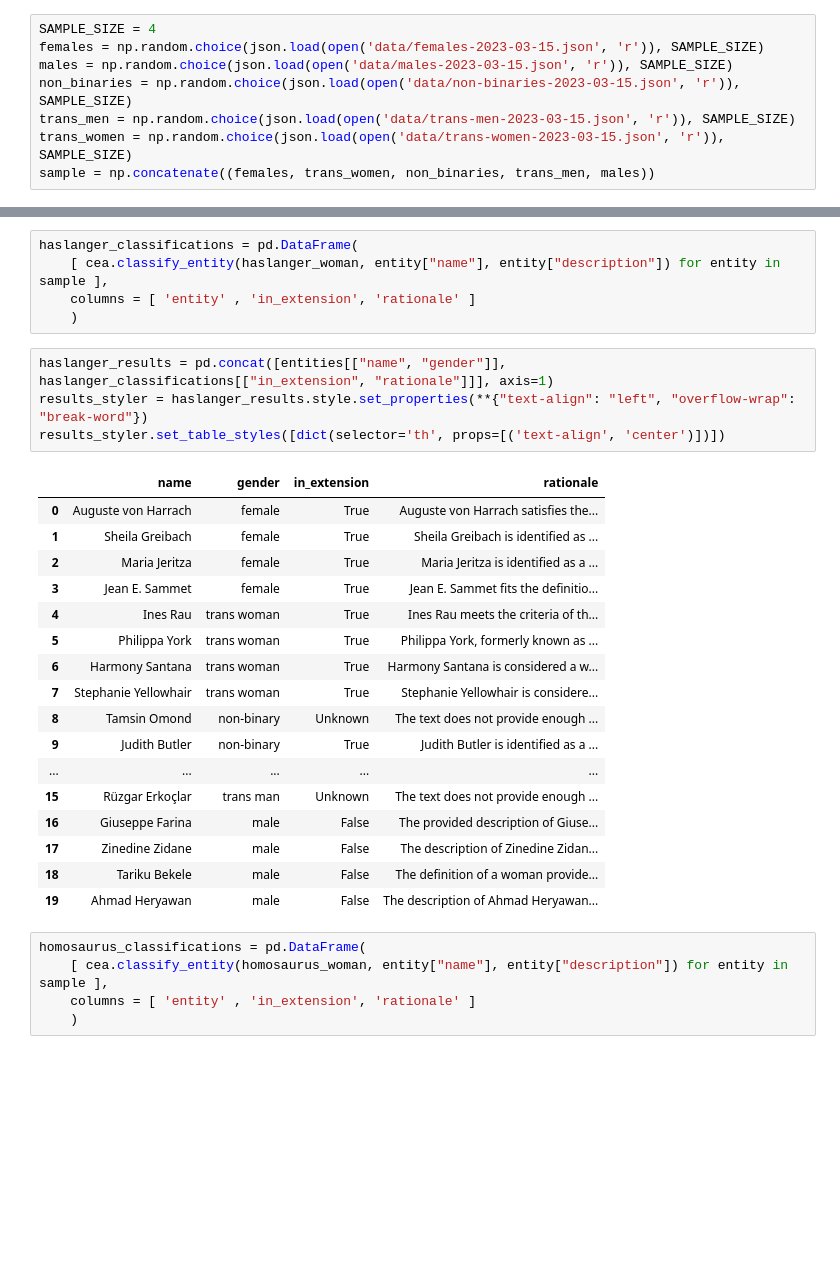
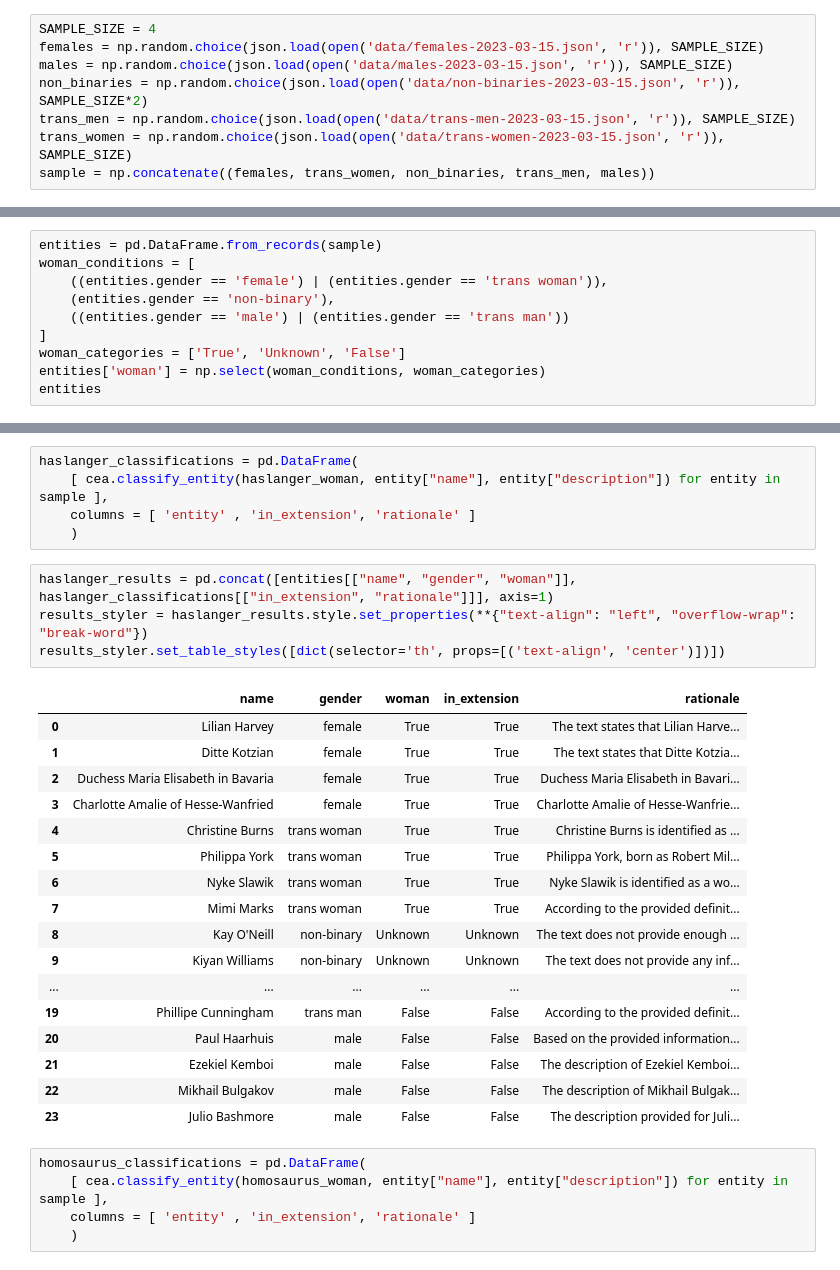
Before and after one commit to bradleypallen/conceptual-engineering-using-llms, a Jupyter notebook: cea_evaluation_1.ipynb, the cells around one changed output, grey strips where cells are left out. Drawn from its saved outputs; the diff is of its cells as text; blank space fills up the shorter version.

```diff
--- a/cea_evaluation_1.ipynb
+++ b/cea_evaluation_1.ipynb
@@ -9,7 +9,7 @@ from langchain.document_loaders import WikipediaLoader
 SAMPLE_SIZE = 4
 females = np.random.choice(json.load(open('data/females-2023-03-15.json', 'r')), SAMPLE_SIZE)
 males = np.random.choice(json.load(open('data/males-2023-03-15.json', 'r')), SAMPLE_SIZE)
-non_binaries = np.random.choice(json.load(open('data/non-binaries-2023-03-15.json', 'r')), SAMPLE_SIZE)
+non_binaries = np.random.choice(json.load(open('data/non-binaries-2023-03-15.json', 'r')), SAMPLE_SIZE*2)
 trans_men = np.random.choice(json.load(open('data/trans-men-2023-03-15.json', 'r')), SAMPLE_SIZE)
 trans_women = np.random.choice(json.load(open('data/trans-women-2023-03-15.json', 'r')), SAMPLE_SIZE)
 sample = np.concatenate((females, trans_women, non_binaries, trans_men, males))
@@ -39,0 +19,10 @@ entities
+# %%
+entities = pd.DataFrame.from_records(sample)
+woman_conditions = [
+    ((entities.gender == 'female') | (entities.gender == 'trans woman')),
+    (entities.gender == 'non-binary'),
+    ((entities.gender == 'male') | (entities.gender == 'trans man'))
+]
+woman_categories = ['True', 'Unknown', 'False']
+entities['woman'] = np.select(woman_conditions, woman_categories)
+entities
@@ -86,27 +93,27 @@ haslanger_classifications = pd.DataFrame(
     columns = [ 'entity' , 'in_extension', 'rationale' ]
     )
 # %%
-haslanger_results = pd.concat([entities[["name", "gender"]], haslanger_classifications[["in_extension", "rationale"]]], axis=1)
+haslanger_results = pd.concat([entities[["name", "gender", "woman"]], haslanger_classifications[["in_extension", "rationale"]]], axis=1)
 results_styler = haslanger_results.style.set_properties(**{"text-align": "left", "overflow-wrap": "break-word"})
 results_styler.set_table_styles([dict(selector='th', props=[('text-align', 'center')])])
 # %% [output]
-|  | name | gender | in_extension | rationale |
-| 0 | Auguste von Harrach | female | True | Auguste von Harrach satisfies the... |
-| 1 | Sheila Greibach | female | True | Sheila Greibach is identified as ... |
-| 2 | Maria Jeritza | female | True | Maria Jeritza is identified as a ... |
-| 3 | Jean E. Sammet | female | True | Jean E. Sammet fits the definitio... |
-| 4 | Ines Rau | trans woman | True | Ines Rau meets the criteria of th... |
-| 5 | Philippa York | trans woman | True | Philippa York, formerly known as ... |
-| 6 | Harmony Santana | trans woman | True | Harmony Santana is considered a w... |
-| 7 | Stephanie Yellowhair | trans woman | True | Stephanie Yellowhair is considere... |
-| 8 | Tamsin Omond | non-binary | Unknown | The text does not provide enough ... |
-| 9 | Judith Butler | non-binary | True | Judith Butler is identified as a ... |
-| ... | ... | ... | ... | ... |
-| 15 | Rüzgar Erkoçlar | trans man | Unknown | The text does not provide enough ... |
-| 16 | Giuseppe Farina | male | False | The provided description of Giuse... |
-| 17 | Zinedine Zidane | male | False | The description of Zinedine Zidan... |
-| 18 | Tariku Bekele | male | False | The definition of a woman provide... |
-| 19 | Ahmad Heryawan | male | False | The description of Ahmad Heryawan... |
+|  | name | gender | woman | in_extension | rationale |
+| 0 | Lilian Harvey | female | True | True | The text states that Lilian Harve... |
+| 1 | Ditte Kotzian | female | True | True | The text states that Ditte Kotzia... |
+| 2 | Duchess Maria Elisabeth in Bavaria | female | True | True | Duchess Maria Elisabeth in Bavari... |
+| 3 | Charlotte Amalie of Hesse-Wanfried | female | True | True | Charlotte Amalie of Hesse-Wanfrie... |
+| 4 | Christine Burns | trans woman | True | True | Christine Burns is identified as ... |
+| 5 | Philippa York | trans woman | True | True | Philippa York, born as Robert Mil... |
+| 6 | Nyke Slawik | trans woman | True | True | Nyke Slawik is identified as a wo... |
+| 7 | Mimi Marks | trans woman | True | True | According to the provided definit... |
+| 8 | Kay O'Neill | non-binary | Unknown | Unknown | The text does not provide enough ... |
+| 9 | Kiyan Williams | non-binary | Unknown | Unknown | The text does not provide any inf... |
+| ... | ... | ... | ... | ... | ... |
+| 19 | Phillipe Cunningham | trans man | False | False | According to the provided definit... |
+| 20 | Paul Haarhuis | male | False | False | Based on the provided information... |
+| 21 | Ezekiel Kemboi | male | False | False | The description of Ezekiel Kemboi... |
+| 22 | Mikhail Bulgakov | male | False | False | The description of Mikhail Bulgak... |
+| 23 | Julio Bashmore | male | False | False | The description provided for Juli... |
 # %%
 homosaurus_classifications = pd.DataFrame(
     [ cea.classify_entity(homosaurus_woman, entity["name"], entity["description"]) for entity in sample ],
```
Also changed, not shown: parts of 15 cells of this notebook, 3 other files.
